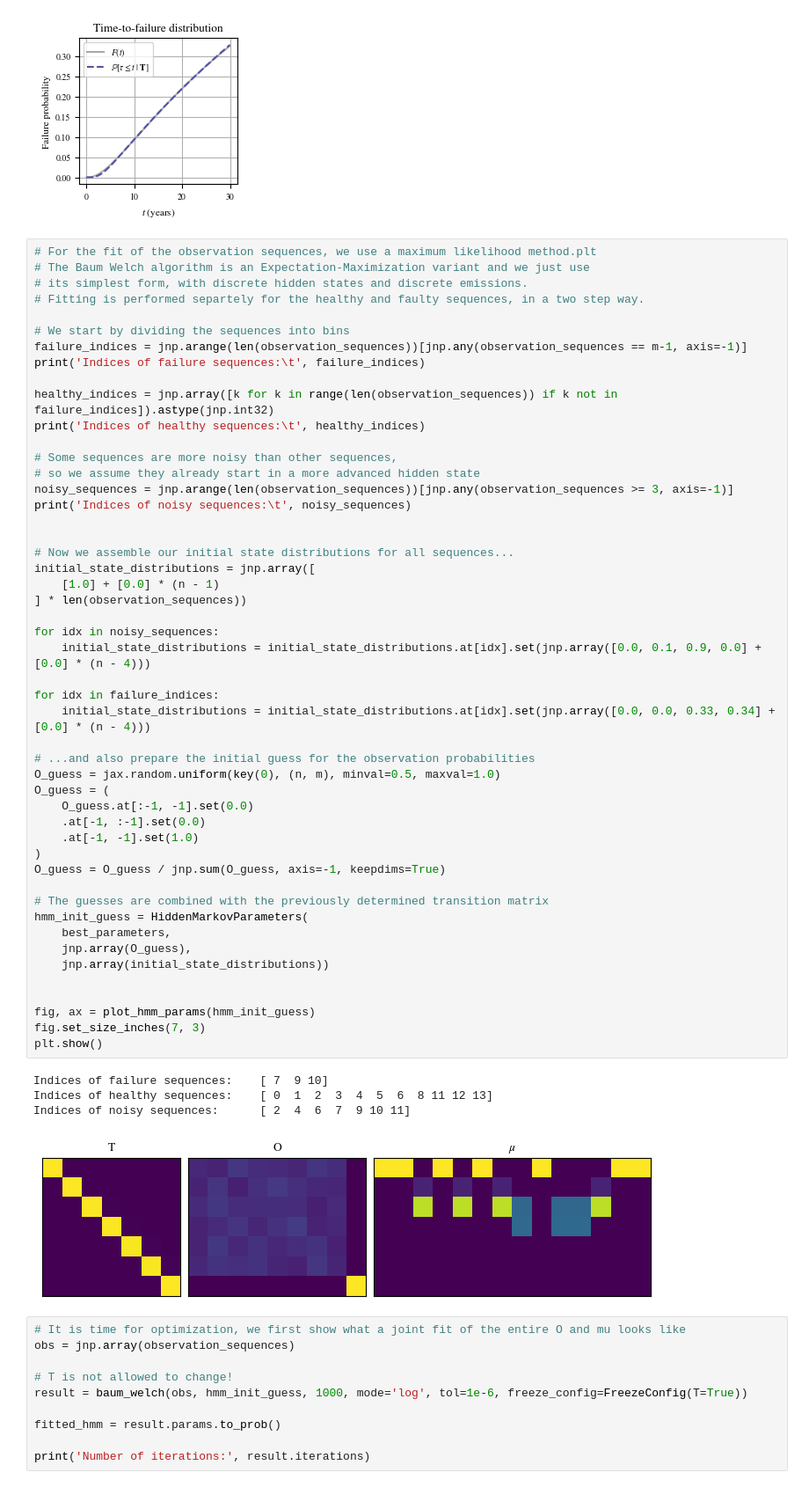
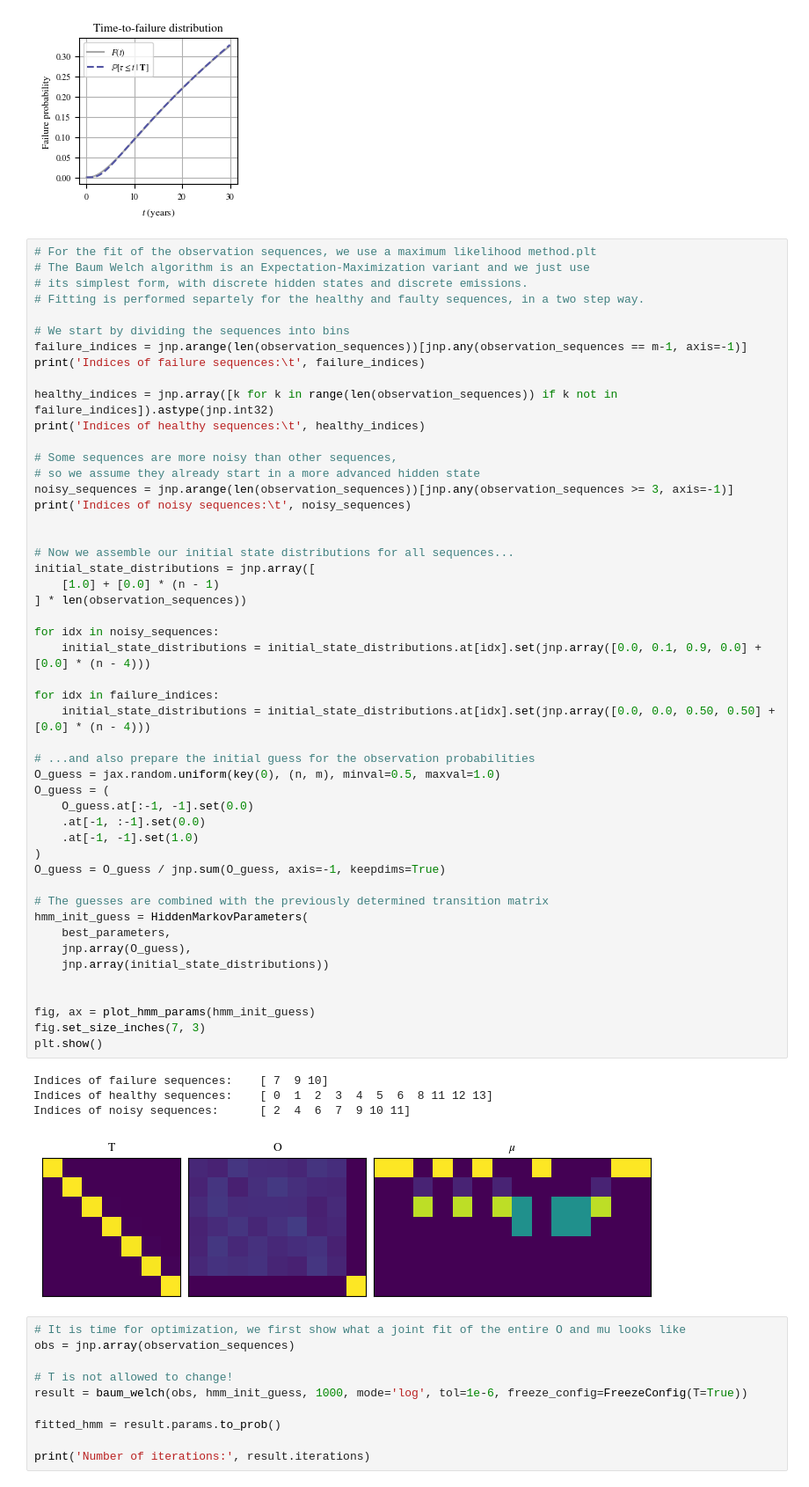
Before and after one commit to tobias-heinzle/CodeRepoTorque2026, a Jupyter notebook: joint_inference.ipynb, the cells around one changed output. Shown at 88% size. Saved outputs shown, nothing was run; the diff lists cells and outputs as text.

```diff
--- a/joint_inference.ipynb
+++ b/joint_inference.ipynb
@@ -286,35 +286,35 @@ initial_state_distributions = jnp.array([
 ] * len(observation_sequences))
 
 for idx in noisy_sequences:
     initial_state_distributions = initial_state_distributions.at[idx].set(jnp.array([0.0, 0.1, 0.9, 0.0] + [0.0] * (n - 4)))
 
 for idx in failure_indices:
-    initial_state_distributions = initial_state_distributions.at[idx].set(jnp.array([0.0, 0.0, 0.33, 0.34] + [0.0] * (n - 4)))
+    initial_state_distributions = initial_state_distributions.at[idx].set(jnp.array([0.0, 0.0, 0.50, 0.50] + [0.0] * (n - 4)))
 
 # ...and also prepare the initial guess for the observation probabilities
 O_guess = jax.random.uniform(key(0), (n, m), minval=0.5, maxval=1.0)
 O_guess = (
     O_guess.at[:-1, -1].set(0.0)
     .at[-1, :-1].set(0.0)
     .at[-1, -1].set(1.0)
 )
 O_guess = O_guess / jnp.sum(O_guess, axis=-1, keepdims=True)
 
 # The guesses are combined with the previously determined transition matrix
 hmm_init_guess = HiddenMarkovParameters(
     best_parameters,
     jnp.array(O_guess),
     jnp.array(initial_state_distributions))
 
 
 fig, ax = plot_hmm_params(hmm_init_guess)
 fig.set_size_inches(7, 3)
 plt.show()
 # %% [output]
 Indices of failure sequences:    [ 7  9 10]
 Indices of healthy sequences:    [ 0  1  2  3  4  5  6  8 11 12 13]
 Indices of noisy sequences:      [ 2  4  6  7  9 10 11]
-[figure, old version]
+[figure, new version]
 # %%
 # It is time for optimization, we first show what a joint fit of the entire O and mu looks like
 obs = jnp.array(observation_sequences)
```
Also changed, not shown: parts of 11 cells of this notebook.
